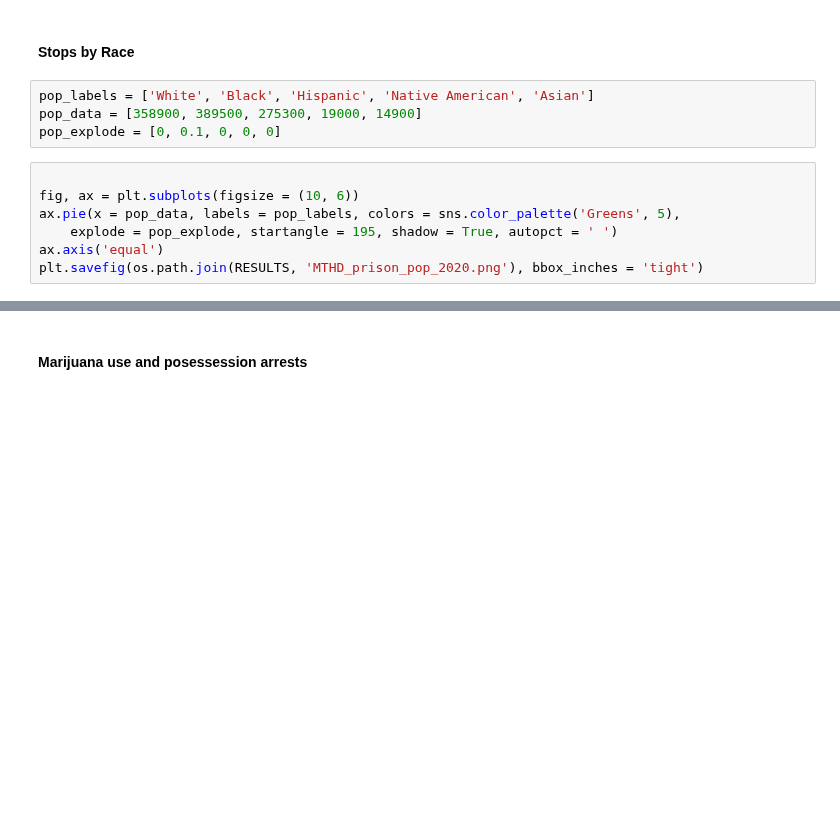
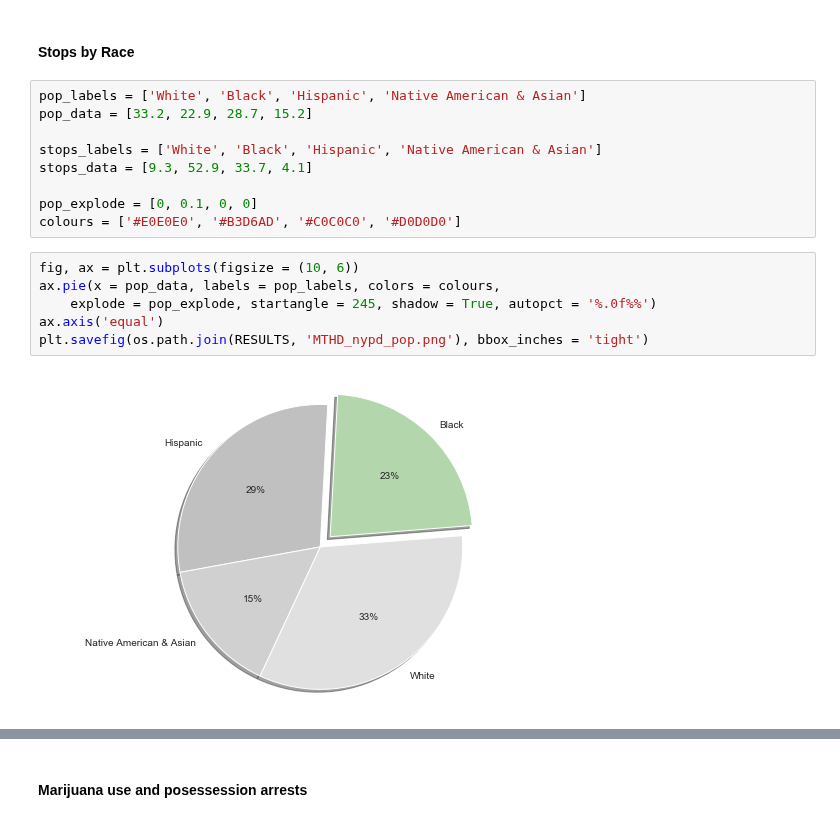
Before and after one commit to megantennies/FYP, a Jupyter notebook: REPORT_CODE.ipynb, the cells around one changed output, grey strips where cells are left out. Saved outputs shown, nothing was run; the diff lists cells and outputs as text; blank space fills up the shorter version.

Commit message:
results

```diff
--- a/REPORT_CODE.ipynb
+++ b/REPORT_CODE.ipynb
@@ -112,14 +114,20 @@ plt.savefig(os.path.join(RESULTS, 'MTHD_stop_rates.png'), bbox_inches = 'tight')
 [figure]
 # %% [markdown]
 #### Stops by Race
-# %%
-pop_labels = ['White', 'Black', 'Hispanic', 'Native American', 'Asian']
-pop_data = [358900, 389500, 275300, 19000, 14900]
-pop_explode = [0, 0.1, 0, 0, 0]
+# %%
+pop_labels = ['White', 'Black', 'Hispanic', 'Native American & Asian']
+pop_data = [33.2, 22.9, 28.7, 15.2]
+
+stops_labels = ['White', 'Black', 'Hispanic', 'Native American & Asian']
+stops_data = [9.3, 52.9, 33.7, 4.1]
+
+pop_explode = [0, 0.1, 0, 0]
+colours = ['#E0E0E0', '#B3D6AD', '#C0C0C0', '#D0D0D0']
 # %%
-
 fig, ax = plt.subplots(figsize = (10, 6))
-ax.pie(x = pop_data, labels = pop_labels, colors = sns.color_palette('Greens', 5),
-    explode = pop_explode, startangle = 195, shadow = True, autopct = ' ')
+ax.pie(x = pop_data, labels = pop_labels, colors = colours,
+    explode = pop_explode, startangle = 245, shadow = True, autopct = '%.0f%%')
 ax.axis('equal')
-plt.savefig(os.path.join(RESULTS, 'MTHD_prison_pop_2020.png'), bbox_inches = 'tight')
+plt.savefig(os.path.join(RESULTS, 'MTHD_nypd_pop.png'), bbox_inches = 'tight')
+# %% [output]
+[figure, added]
```
Also changed, not shown: parts of 18 cells of this notebook, 10 other files.
